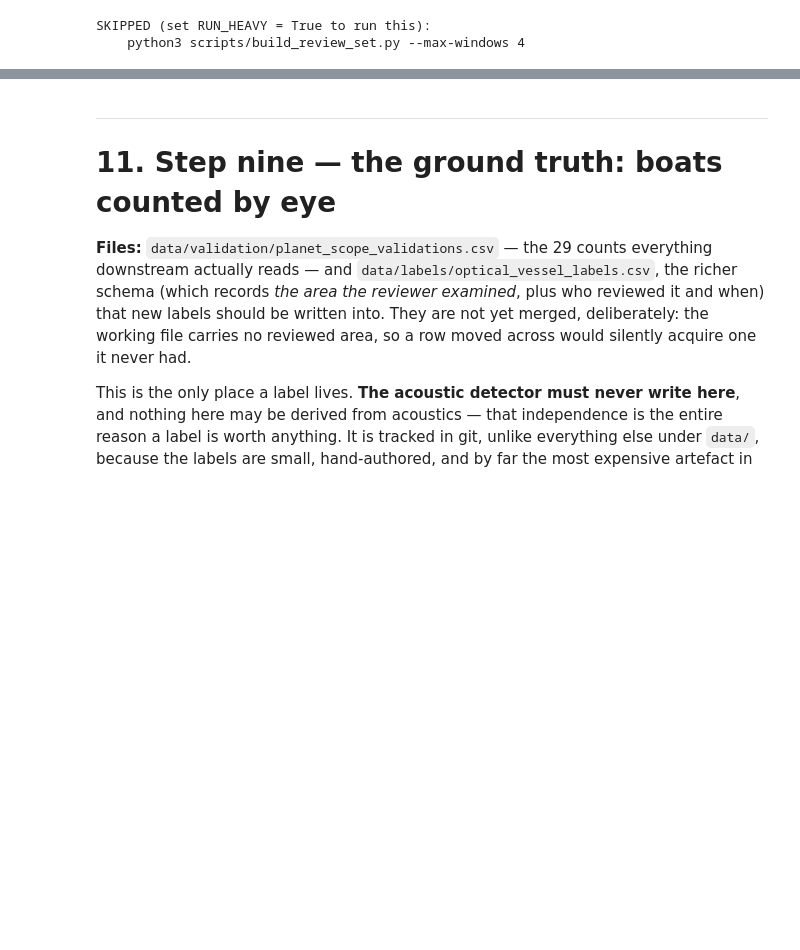
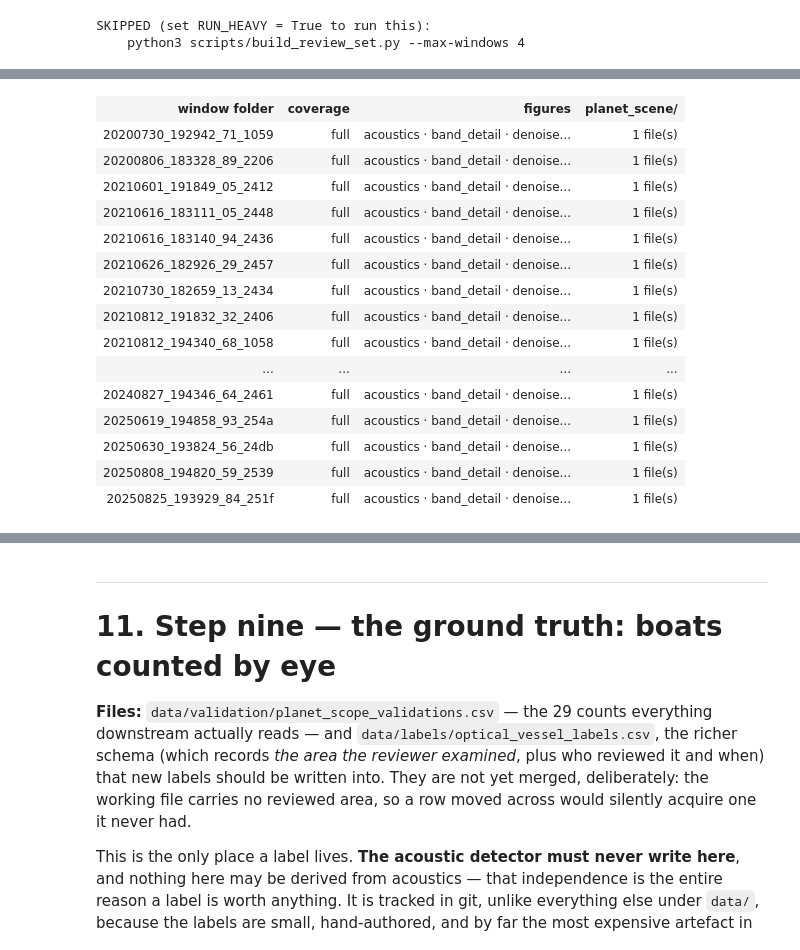
Before and after one commit to oceanhackweek/ohw26_proj_BoatPhone, a Jupyter notebook: final_notebooks/acoustic_pipeline.ipynb, the cells around one changed output, grey strips where cells are left out. Saved outputs shown, nothing was run; the diff lists cells and outputs as text; code cells hidden in the pictures; blank space fills up the shorter version.

```diff
--- a/final_notebooks/acoustic_pipeline.ipynb
+++ b/final_notebooks/acoustic_pipeline.ipynb
@@ -887,21 +983,3 @@ run_script(["scripts/build_review_set.py", "--max-windows", "4"], heavy=True, ti
 # %% [output]
 SKIPPED (set RUN_HEAVY = True to run this):
     python3 scripts/build_review_set.py --max-windows 4
-# %%
-# Show one review sheet already on disk.
-review_root = paths.DERIVED_DIR / "review"
-runs = sorted(p for p in review_root.glob("*") if p.is_dir()) if review_root.exists() else []
-if not runs:
-    print(f"No review run under {review_root} -- run the cell above with RUN_HEAVY = True.")
-else:
-    latest = runs[-1]
-    windows = sorted(p for p in (latest / "windows").glob("*") if p.is_dir())
-    print(f"run {latest.name}: {len(windows)} window folders")
-    example = windows[0]
-    print("\nexample:", example.name)
-    for item in sorted(example.iterdir()):
-        print("   ", item.name)
-    for png in ["acoustics.png", "band_detail.png"]:
-        if (example / png).exists():
-            print("\n" + png)
-            display(Image(filename=str(example / png)))
@@ -923,0 +986,53 @@ band_detail.png
+# %%
+# EVERY review window, linked. Click a folder to see all of its figures at once, or a
+# figure name to open just that one. One sheet is rendered inline underneath so the
+# notebook still shows what a review sheet looks like when it is read as a document.
+review_root = paths.DERIVED_DIR / "review"
+runs = sorted(p for p in review_root.glob("*") if p.is_dir()) if review_root.exists() else []
+
+if not runs:
+    print(f"No review run under {review_root} -- run the cell above with RUN_HEAVY = True.")
+else:
+    latest = runs[-1]
+    windows = sorted(p for p in (latest / "windows").glob("*") if p.is_dir())
+    print(f"{len(runs)} review run(s); showing the most recent: {latest.name}")
+    print(f"{len(windows)} window folders\n")
+
+    show_folder(latest / "windows", f"ALL {len(windows)} WINDOW FOLDERS -- start here")
+    print()
+    show_folder(latest, "the run folder (README.md, detections.csv, provenance.json)")
+
+    # One row per satellite pass. The figure list is built from what each window
+    # ACTUALLY holds, which is not the same set everywhere -- a window with no
+    # detection has no labelled denoising panel, and showing that is the point.
+    FIG_ORDER = ["acoustics.png", "band_detail.png", "denoised.png",
+                 "denoised_labeled.png", "spectra.png", "summary.json"]
+    rows = []
+    for w in windows:
+        present = [f for f in FIG_ORDER if (w / f).exists()]
+        figs = " &middot; ".join(link(w / f, f.replace(".png", "")) for f in present)
+        scene = w.name.replace("__full", "").replace("__partial", "")
+        coverage = w.name.split("__")[-1]
+        planet = w / "planet_scene"
+        n_planet = len(list(planet.iterdir())) if planet.is_dir() else 0
+        planet_cell = (f"{n_planet} file(s)" if n_planet
+                       else "<i>empty -- awaiting the optical notebook</i>")
+        rows.append(f"<tr><td>{link(w, scene)}</td><td>{coverage}</td>"
+                    f"<td>{figs}</td><td>{planet_cell}</td></tr>")
+    display(HTML(
+        "<table><tr><th align='left'>window folder</th><th>coverage</th>"
+        "<th align='left'>figures</th><th align='left'>planet_scene/</th></tr>"
+        + "".join(rows) + "</table>"))
+
+    example = windows[0]
+    print(f"\nExample sheet -- {example.name} -- of the kind every link above opens:")
+    for png in ["acoustics.png", "band_detail.png"]:
+        if (example / png).exists():
+            print(png)
+            display(Image(filename=str(example / png)))
+
+    if len(runs) > 1:
+        print("\nEarlier runs (kept; never overwritten):")
+        for r in runs[:-1]:
+            show_folder(r, r.name)
+# %% [output]
@@ -923,0 +1045,16 @@ band_detail.png
+| window folder | coverage | figures | planet_scene/ |
+| 20200730_192942_71_1059 | full | acoustics · band_detail · denoise... | 1 file(s) |
+| 20200806_183328_89_2206 | full | acoustics · band_detail · denoise... | 1 file(s) |
+| 20210601_191849_05_2412 | full | acoustics · band_detail · denoise... | 1 file(s) |
+| 20210616_183111_05_2448 | full | acoustics · band_detail · denoise... | 1 file(s) |
+| 20210616_183140_94_2436 | full | acoustics · band_detail · denoise... | 1 file(s) |
+| 20210626_182926_29_2457 | full | acoustics · band_detail · denoise... | 1 file(s) |
+| 20210730_182659_13_2434 | full | acoustics · band_detail · denoise... | 1 file(s) |
+| 20210812_191832_32_2406 | full | acoustics · band_detail · denoise... | 1 file(s) |
+| 20210812_194340_68_1058 | full | acoustics · band_detail · denoise... | 1 file(s) |
+| ... | ... | ... | ... |
+| 20240827_194346_64_2461 | full | acoustics · band_detail · denoise... | 1 file(s) |
+| 20250619_194858_93_254a | full | acoustics · band_detail · denoise... | 1 file(s) |
+| 20250630_193824_56_24db | full | acoustics · band_detail · denoise... | 1 file(s) |
+| 20250808_194820_59_2539 | full | acoustics · band_detail · denoise... | 1 file(s) |
+| 20250825_193929_84_251f | full | acoustics · band_detail · denoise... | 1 file(s) |
```
Also changed, not shown: parts of 8 cells of this notebook.
